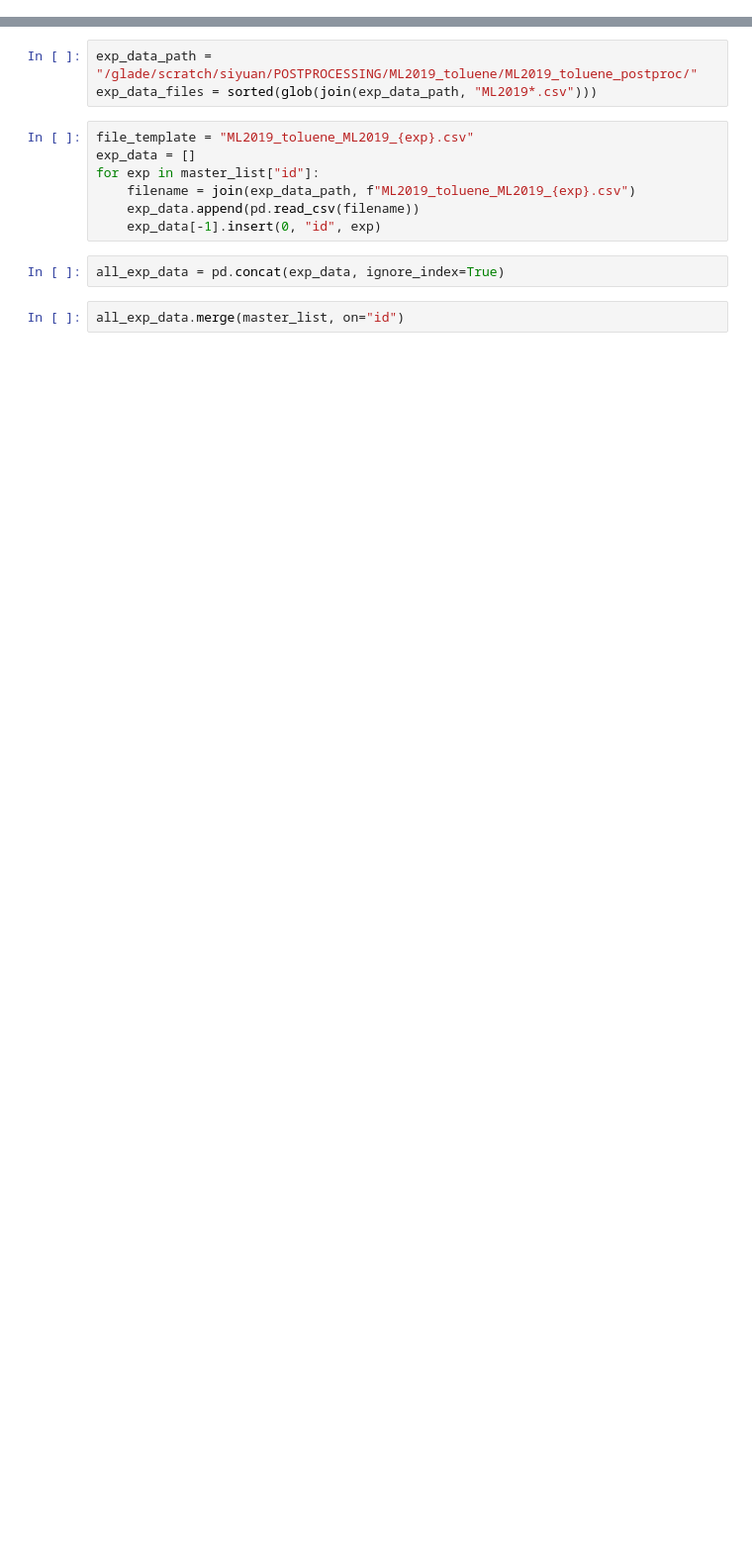
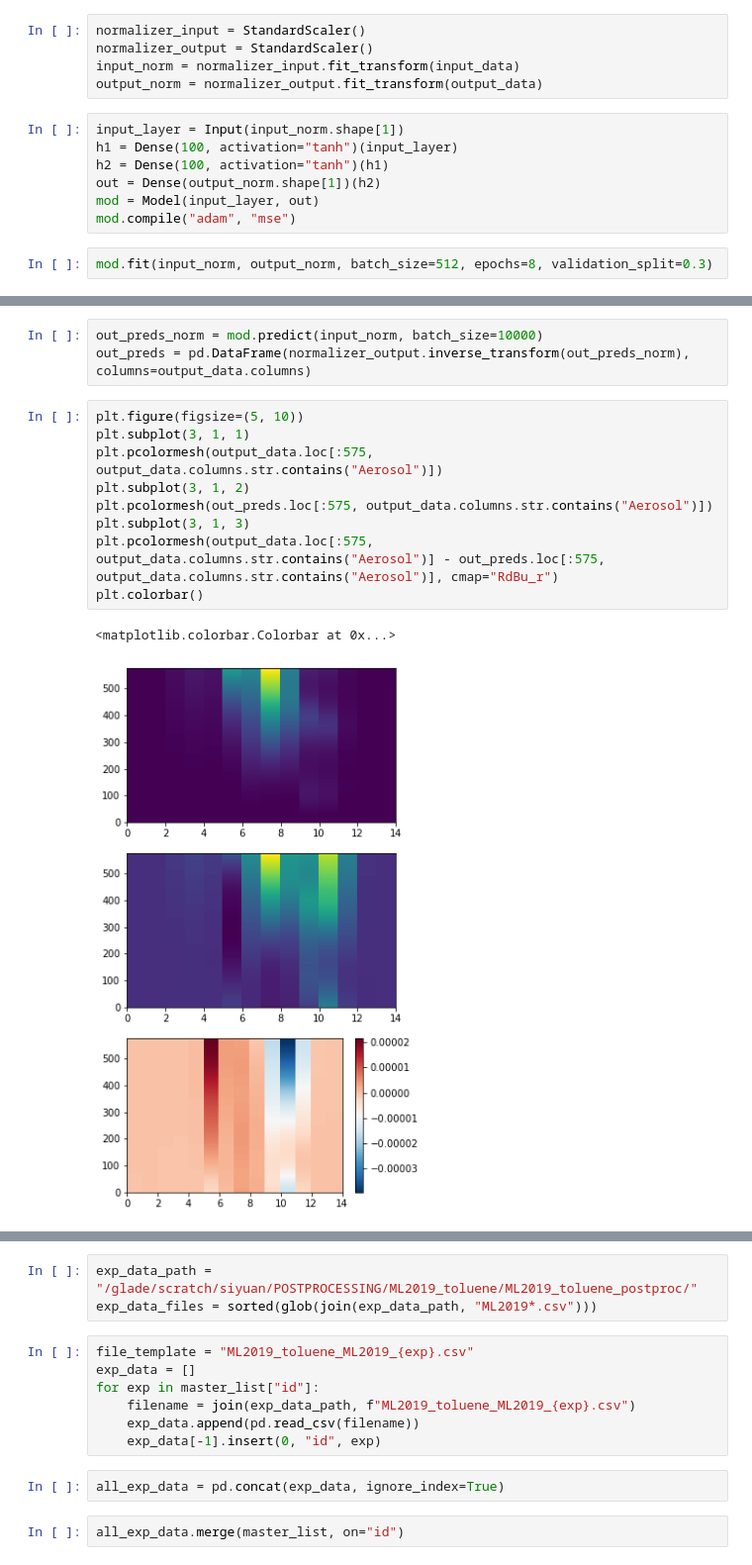
Before and after one commit to NCAR/gecko-ml, a Jupyter notebook: djgagne/gecko_processing.ipynb, the cells around one changed output, grey strips where cells are left out. Shown: that part at 99% size. Cells and saved outputs as stored; diff of their text form; blank space fills up the shorter version.

```diff
--- a/djgagne/gecko_processing.ipynb
+++ b/djgagne/gecko_processing.ipynb
@@ -22,0 +195,14 @@ Name: 42, dtype: object
+# %%
+normalizer_input = StandardScaler()
+normalizer_output = StandardScaler()
+input_norm = normalizer_input.fit_transform(input_data)
+output_norm = normalizer_output.fit_transform(output_data)
+# %%
+input_layer = Input(input_norm.shape[1])
+h1 = Dense(100, activation="tanh")(input_layer)
+h2 = Dense(100, activation="tanh")(h1)
+out = Dense(output_norm.shape[1])(h2)
+mod = Model(input_layer, out)
+mod.compile("adam", "mse")
+# %%
+mod.fit(input_norm, output_norm, batch_size=512, epochs=8, validation_split=0.3)
@@ -22,0 +228,15 @@ Name: 42, dtype: object
+# %%
+out_preds_norm = mod.predict(input_norm, batch_size=10000)
+out_preds = pd.DataFrame(normalizer_output.inverse_transform(out_preds_norm), columns=output_data.columns)
+# %%
+plt.figure(figsize=(5, 10))
+plt.subplot(3, 1, 1)
+plt.pcolormesh(output_data.loc[:575, output_data.columns.str.contains("Aerosol")])
+plt.subplot(3, 1, 2)
+plt.pcolormesh(out_preds.loc[:575, output_data.columns.str.contains("Aerosol")])
+plt.subplot(3, 1, 3)
+plt.pcolormesh(output_data.loc[:575, output_data.columns.str.contains("Aerosol")] - out_preds.loc[:575, output_data.columns.str.contains("Aerosol")], cmap="RdBu_r")
+plt.colorbar()
+# %% [output]
+<matplotlib.colorbar.Colorbar at 0x...>
+[figure, added]
```
Also changed, not shown: parts of 20 cells of this notebook.
